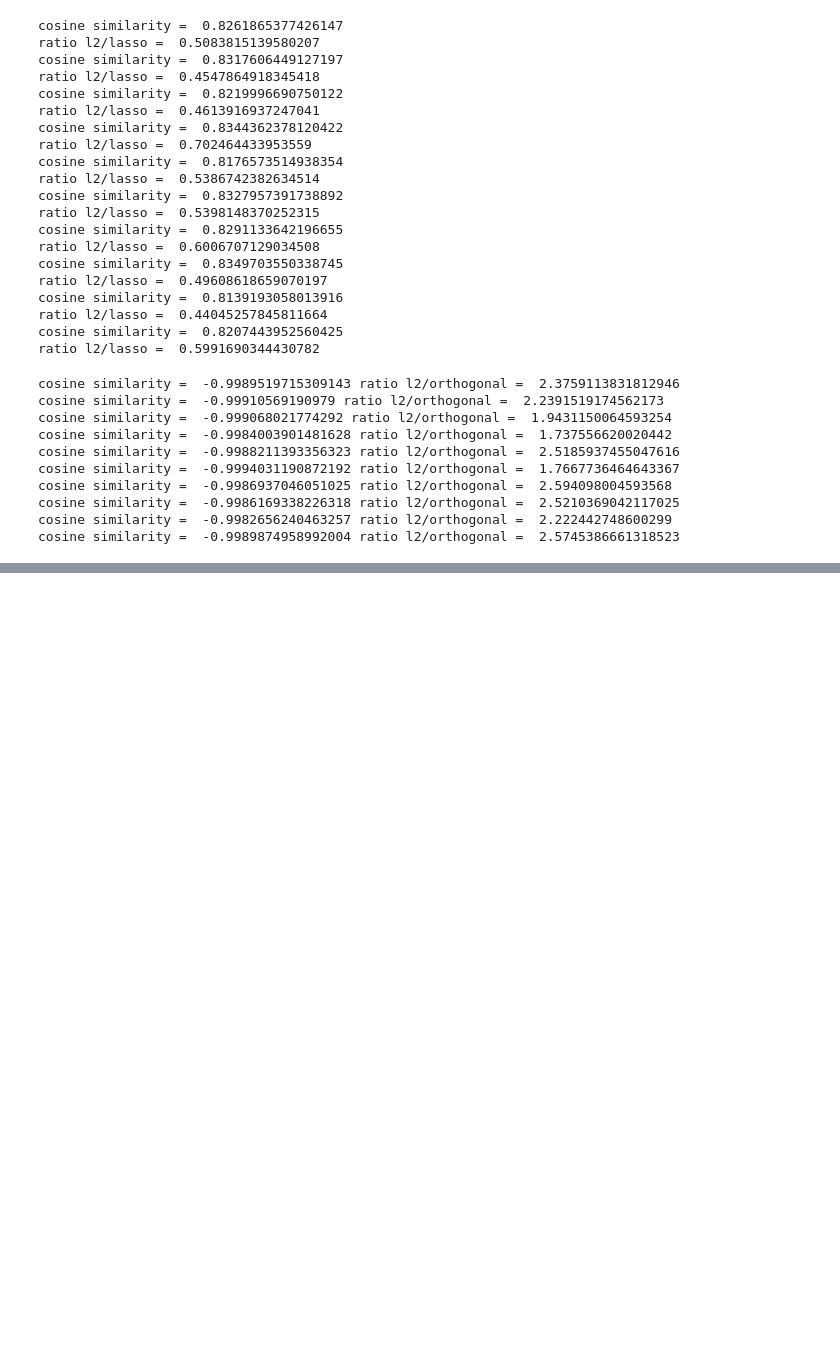
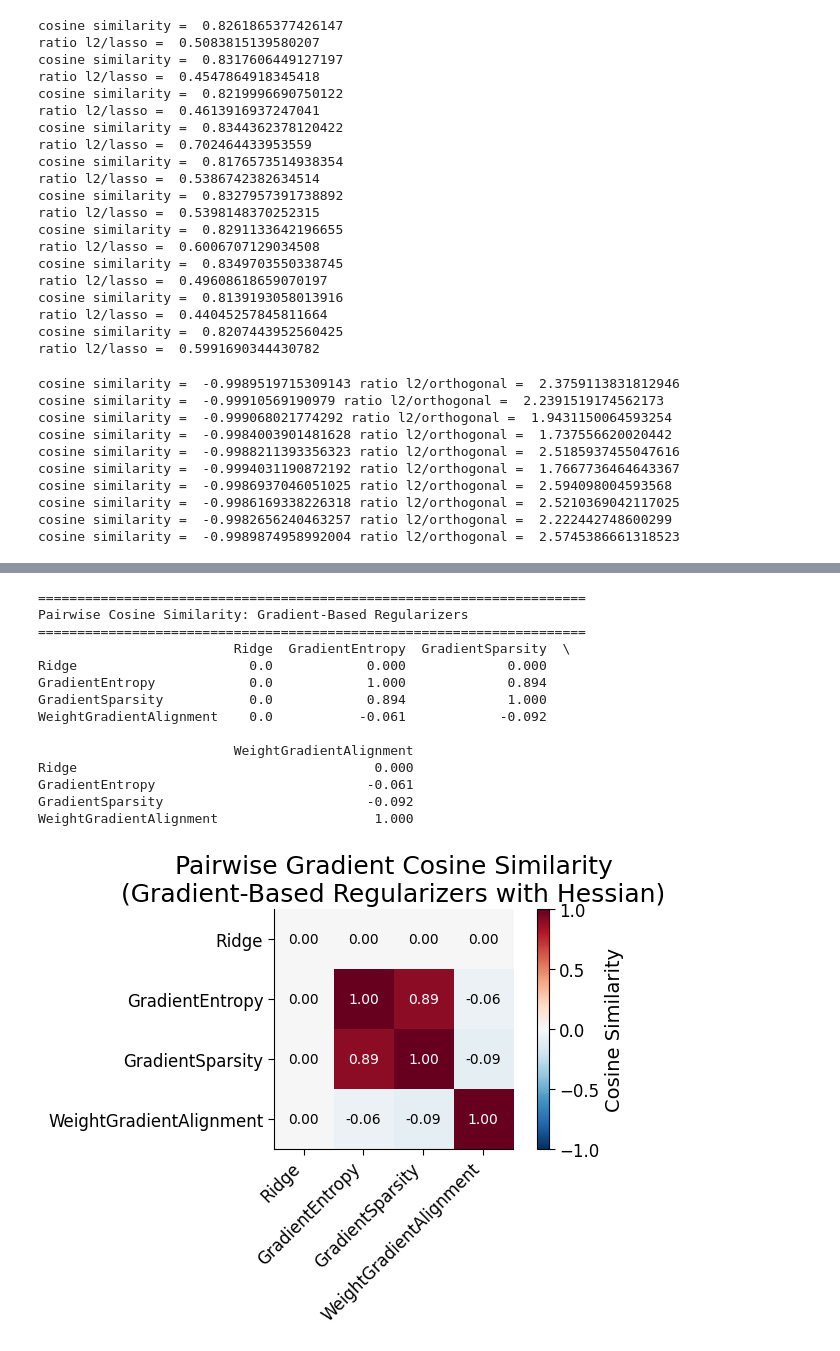
Before and after one commit to jrudoler/estimating-implicit-regularization, a Jupyter notebook: notebooks/l2_estimation_deep_ReLU.ipynb, the cells around one changed output, grey strips where cells are left out. Saved outputs shown, nothing was run; the diff lists cells and outputs as text; code cells hidden in the pictures; blank space fills up the shorter version.

```diff
--- a/notebooks/l2_estimation_deep_ReLU.ipynb
+++ b/notebooks/l2_estimation_deep_ReLU.ipynb
@@ -1005,0 +1644,77 @@ cosine similarity =  -0.9989874958992004 ratio l2/orthogonal =  2.57453866613185
+# %%
+# Pairwise cosine similarity between gradient-based regularizers
+# (As true regularizers using second-order gradients)
+
+print("=" * 70)
+print("Pairwise Cosine Similarity: Gradient-Based Regularizers")
+print("=" * 70)
+
+n_samples = 10
+n_regs = len(gradient_regularizers)
+pairwise_grad_reg = np.zeros((n_regs, n_regs))
+
+for seed in range(n_samples):
+    torch.manual_seed(seed)
+
+    net = torch.nn.Sequential(
+        torch.nn.Linear(20, 50),
+        torch.nn.ReLU(),
+        torch.nn.Linear(50, 10),
+    )
+
+    X = torch.randn(16, 20)
+    y = torch.randint(0, 10, (16,))
+
+    # Compute gradients for all regularizers
+    reg_grads = []
+    for name, reg_fn in gradient_regularizers:
+        try:
+            grad = compute_gradient_regularizer_gradient(net, X, y, reg_fn)
+            reg_grads.append(grad)
+        except:
+            reg_grads.append(None)
+
+    # Pairwise cosine similarity
+    for i in range(n_regs):
+        for j in range(n_regs):
+            if reg_grads[i] is not None and reg_grads[j] is not None:
+                cos_sim = torch.nn.functional.cosine_similarity(
+                    reg_grads[i].unsqueeze(0), reg_grads[j].unsqueeze(0)
+                ).item()
+                pairwise_grad_reg[i, j] += cos_sim / n_samples
+
+names_gr = [name for name, _ in gradient_regularizers]
+df_pairwise_gr = pd.DataFrame(pairwise_grad_reg, index=names_gr, columns=names_gr).round(3)
+print(df_pairwise_gr)
+
+# Heatmap
+fig, ax = plt.subplots(figsize=(7, 5))
+im = ax.imshow(pairwise_grad_reg, cmap="RdBu_r", vmin=-1, vmax=1)
+ax.set_xticks(range(len(names_gr)))
+ax.set_yticks(range(len(names_gr)))
+ax.set_xticklabels(names_gr, rotation=45, ha="right")
+ax.set_yticklabels(names_gr)
+for i in range(len(names_gr)):
+    for j in range(len(names_gr)):
+        ax.text(j, i, f"{pairwise_grad_reg[i, j]:.2f}", ha="center", va="center",
+                color="white" if abs(pairwise_grad_reg[i, j]) > 0.5 else "black")
+plt.colorbar(im, ax=ax, label="Cosine Similarity")
+plt.title("Pairwise Gradient Cosine Similarity\n(Gradient-Based Regularizers with Hessian)")
+plt.tight_layout()
+plt.show()
+# %% [output]
+======================================================================
+Pairwise Cosine Similarity: Gradient-Based Regularizers
+======================================================================
+                         Ridge  GradientEntropy  GradientSparsity  \
+Ridge                      0.0            0.000             0.000
+GradientEntropy            0.0            1.000             0.894
+GradientSparsity           0.0            0.894             1.000
+WeightGradientAlignment    0.0           -0.061            -0.092
+
+                         WeightGradientAlignment
+Ridge                                      0.000
+GradientEntropy                           -0.061
+GradientSparsity                          -0.092
+WeightGradientAlignment                    1.000
+[figure, added]
```
Also changed, not shown: parts of 30 cells of this notebook, 49 other files.
